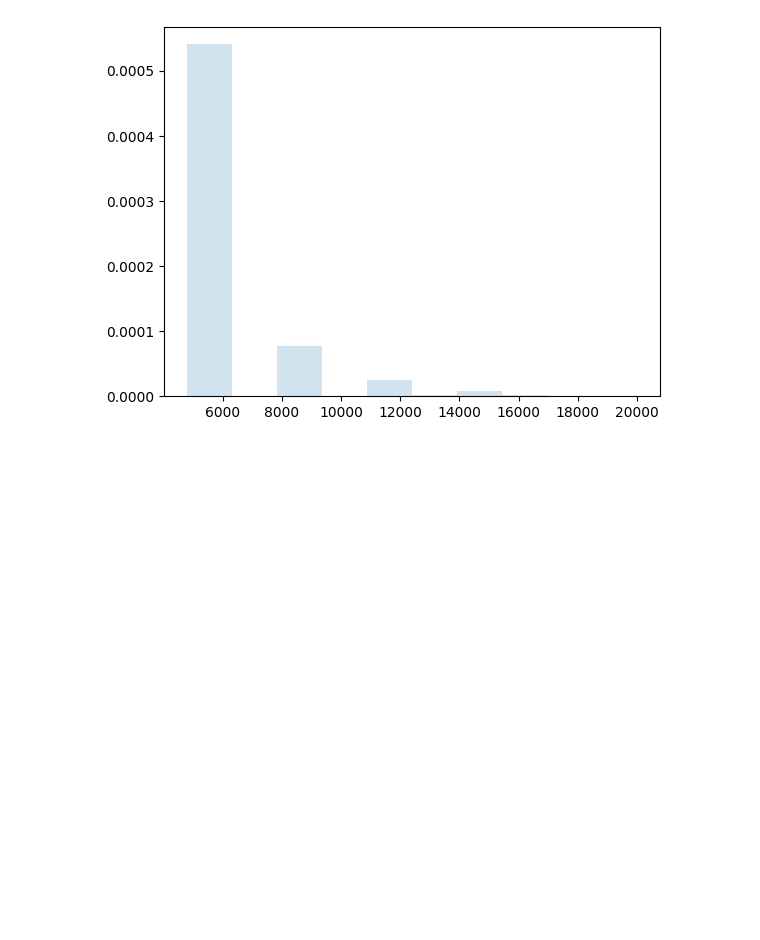
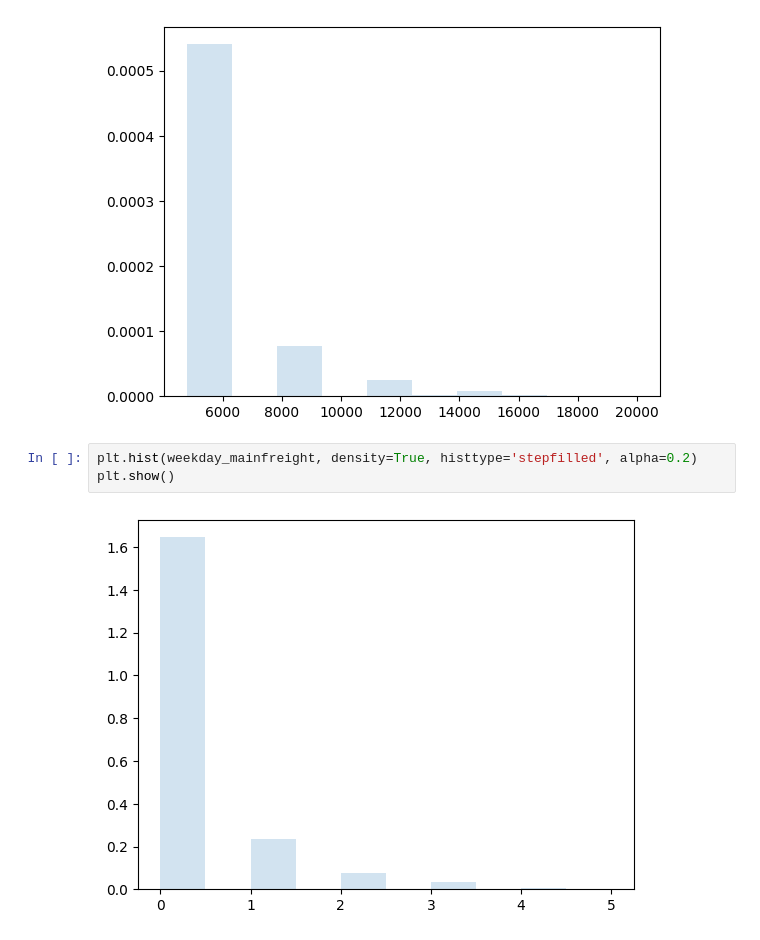
Before and after one commit to aguo921/engsci263-or-project, a Jupyter notebook: simulation/simulation.ipynb, the cells around one changed output. Saved outputs shown, nothing was run; the diff lists cells and outputs as text; blank space fills up the shorter version.

```diff
--- a/simulation/simulation.ipynb
+++ b/simulation/simulation.ipynb
@@ -88,3 +94,8 @@ plt.hist(weekday_costs, density=True, histtype='stepfilled', alpha=0.2)
 plt.show()
 # %% [output]
 [figure]
+# %%
+plt.hist(weekday_mainfreight, density=True, histtype='stepfilled', alpha=0.2)
+plt.show()
+# %% [output]
+[figure, added]
```
Also changed, not shown: parts of 2 cells of this notebook.
